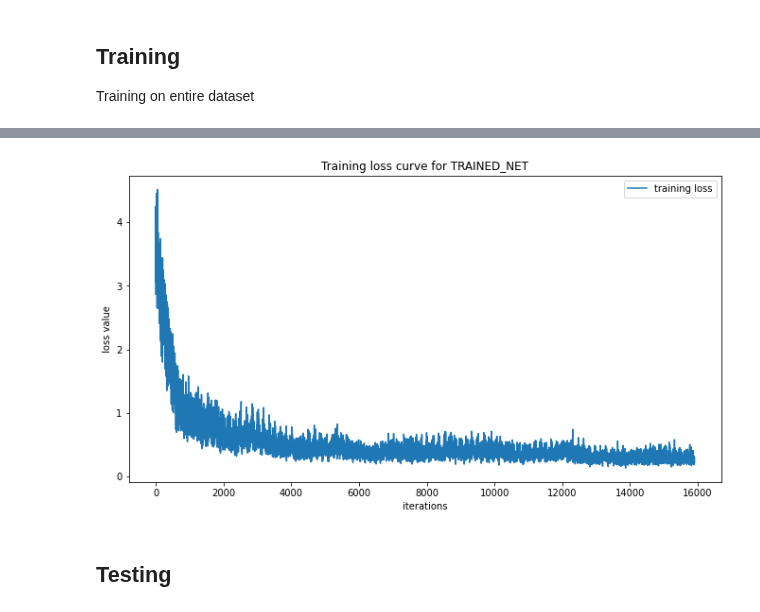
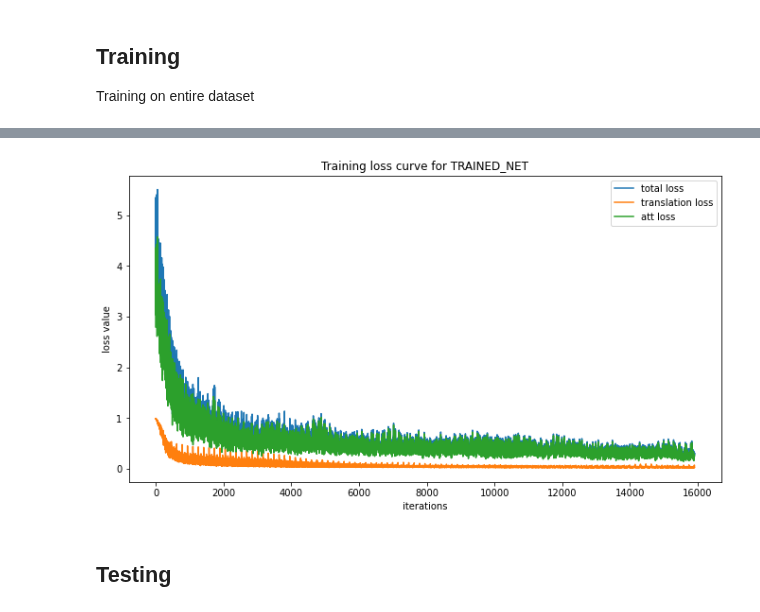
Before and after one commit to jazzalin/spacecraft-pose-estimation, a Jupyter notebook: model/model_euler.ipynb, the cells around one changed output, grey strips where cells are left out. Drawn from its saved outputs; the diff is of its cells as text; code cells hidden in the pictures.

```diff
--- a/model/model_euler.ipynb
+++ b/model/model_euler.ipynb
@@ -405,7 +407,7 @@ def quat2dcm_batch(q):
 
     return dcm
 # %%
-def eulerLoss(e_gt, e_pred): # Euler angles in radians
+def euler_loss(e_gt, e_pred): # Euler angles in radians
     bs = e_gt.shape[0]
     e_pred = [(i+np.pi) % (2*np.pi) - np.pi for i in e_pred]
     e_pred = torch.stack(e_pred)
@@ -429,6 +431,8 @@ def eulerLoss(e_gt, e_pred): # Euler angles in radians
 # %%
 def train(train_loader, net, optimizer, loss_graph):
     epoch_loss = 0
+    epoch_loss_t = 0
+    epoch_loss_att = 0
     for i, data in enumerate(train_loader):
         inputs, target, _ = data
         if USE_GPU:
@@ -438,25 +442,29 @@ def train(train_loader, net, optimizer, loss_graph):
         dcm_gt = quat2dcm_batch(att_gt)
         e_gt = dcm_to_euler321_batch(dcm_gt)
         e_gt = e_gt.to(device='cuda')
-        # t_gt = target[:, 4:7].float()
+        t_gt = target[:, 4:7].float()
 
         optimizer.zero_grad()
-        # t, att = net(inputs)
-        att = net(inputs)
+        t, att = net(inputs)
+        # att = net(inputs)
 
-        # L_t = translation_loss(t_gt, t)
-        L_att = eulerLoss(e_gt, att)
+        L_t = translation_loss(t_gt, t)
+        L_att = euler_loss(e_gt, att)
 
-        # total_loss = L_t + L_att #+ 1.2*(torch.abs(torch.mean(1 - torch.norm(att))))
-        total_loss = L_att
-        loss_graph.append(total_loss.item())
+        total_loss = L_t + L_att #+ 1.2*(torch.abs(torch.mean(1 - torch.norm(att))))
+        # total_loss = L_att
+        loss_graph[0].append(total_loss.item())
+        loss_graph[1].append(L_t.item())
+        loss_graph[2].append(L_att.item())
+        epoch_loss_t += L_t.item()
+        epoch_loss_att += L_att.item()
 
         # loss_graph.append(total_loss.item())
         total_loss.backward()
         optimizer.step()
 
         epoch_loss += total_loss.item()
-    return epoch_loss / len(train_loader)
+    return epoch_loss / len(train_loader.dataset), epoch_loss_t / len(train_loader.dataset), epoch_loss_att / len(train_loader.dataset)
 # %%
 EPOQUE = 120
 
@@ -526,7 +534,7 @@ if TRAINING:
 
     print("Starting Training...")
 
-    loss_graph = []
+    loss_graph = [[],[],[]]
 
     fig = plt.figure(figsize=(12,6))
     plt.subplots_adjust(bottom=0.2,right=0.85,top=0.95)
@@ -534,14 +542,16 @@ if TRAINING:
 
 
     for e in range(EPOCH):
-        loss = train(train_loader, trained_net, optimizer, loss_graph)
+        total_loss, loss_t, loss_att = train(train_loader, trained_net, optimizer, loss_graph)
         ax.clear()
         ax.set_xlabel('iterations')
         ax.set_ylabel('loss value')
         ax.set_title('Training loss curve for TRAINED_NET')
-        ax.plot(loss_graph, label='training loss')
+        ax.plot(loss_graph[0], label='total loss')
+        ax.plot(loss_graph[1], label='translation loss')
+        ax.plot(loss_graph[2], label='att loss')
         ax.legend(loc='upper right')
         fig.canvas.draw()
-        print("Epoch: {} Loss: {}".format(e, loss))
+        print("Epoch: {} Loss: {}, {}, {}".format(e, total_loss, loss_t, loss_att))
 # %% [output]
 Starting Training...
@@ -564,4 +574,4 @@ Wall time: 1h 19min 20s
-[figure, old version]
+[figure, new version]
 # %% [markdown]
 ## Testing
 # %%
```
Also changed, not shown: parts of 8 cells of this notebook.
